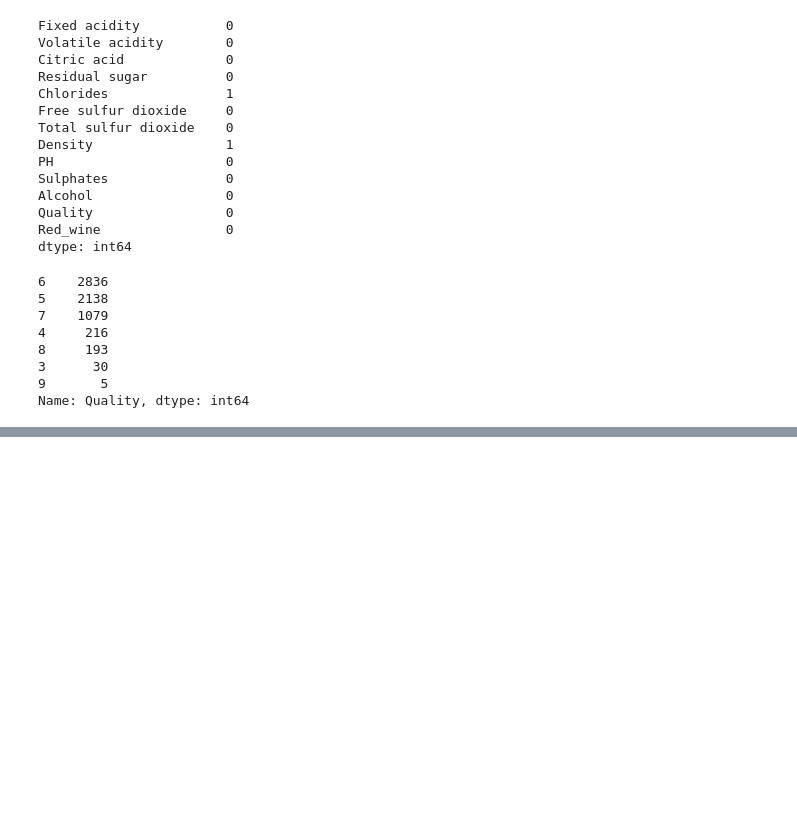
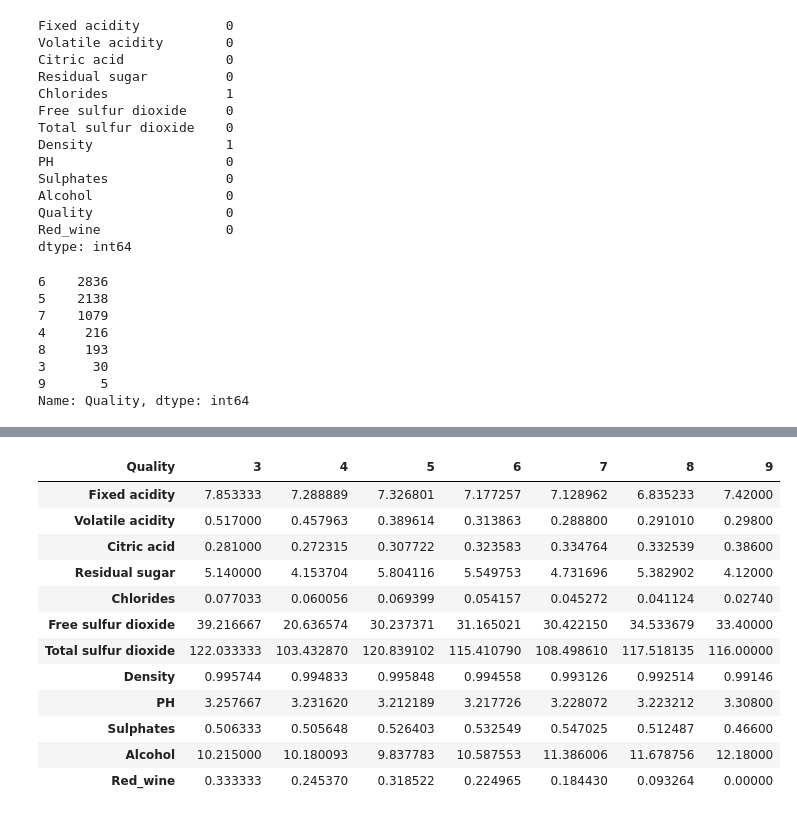
Before and after one commit to Aya03030/iod, a Jupyter notebook: Mini project- wine quality.ipynb, the cells around one changed output, grey strips where cells are left out. Cells and saved outputs as stored; diff of their text form; code cells hidden in the pictures; blank space fills up the shorter version.

```diff
--- a/Mini project- wine quality.ipynb
+++ b/Mini project- wine quality.ipynb
@@ -192,0 +193,16 @@ plt.grid(True)
+# %%
+df.groupby('Quality').mean().T
+# %% [output]
+| Quality | 3 | 4 | 5 | 6 | 7 | 8 | 9 |
+| Fixed acidity | 7.853333 | 7.288889 | 7.326801 | 7.177257 | 7.128962 | 6.835233 | 7.42000 |
+| Volatile acidity | 0.517000 | 0.457963 | 0.389614 | 0.313863 | 0.288800 | 0.291010 | 0.29800 |
+| Citric acid | 0.281000 | 0.272315 | 0.307722 | 0.323583 | 0.334764 | 0.332539 | 0.38600 |
+| Residual sugar | 5.140000 | 4.153704 | 5.804116 | 5.549753 | 4.731696 | 5.382902 | 4.12000 |
+| Chlorides | 0.077033 | 0.060056 | 0.069399 | 0.054157 | 0.045272 | 0.041124 | 0.02740 |
+| Free sulfur dioxide | 39.216667 | 20.636574 | 30.237371 | 31.165021 | 30.422150 | 34.533679 | 33.40000 |
+| Total sulfur dioxide | 122.033333 | 103.432870 | 120.839102 | 115.410790 | 108.498610 | 117.518135 | 116.00000 |
+| Density | 0.995744 | 0.994833 | 0.995848 | 0.994558 | 0.993126 | 0.992514 | 0.99146 |
+| PH | 3.257667 | 3.231620 | 3.212189 | 3.217726 | 3.228072 | 3.223212 | 3.30800 |
+| Sulphates | 0.506333 | 0.505648 | 0.526403 | 0.532549 | 0.547025 | 0.512487 | 0.46600 |
+| Alcohol | 10.215000 | 10.180093 | 9.837783 | 10.587553 | 11.386006 | 11.678756 | 12.18000 |
+| Red_wine | 0.333333 | 0.245370 | 0.318522 | 0.224965 | 0.184430 | 0.093264 | 0.00000 |
```
Also changed, not shown: parts of 17 cells of this notebook.
